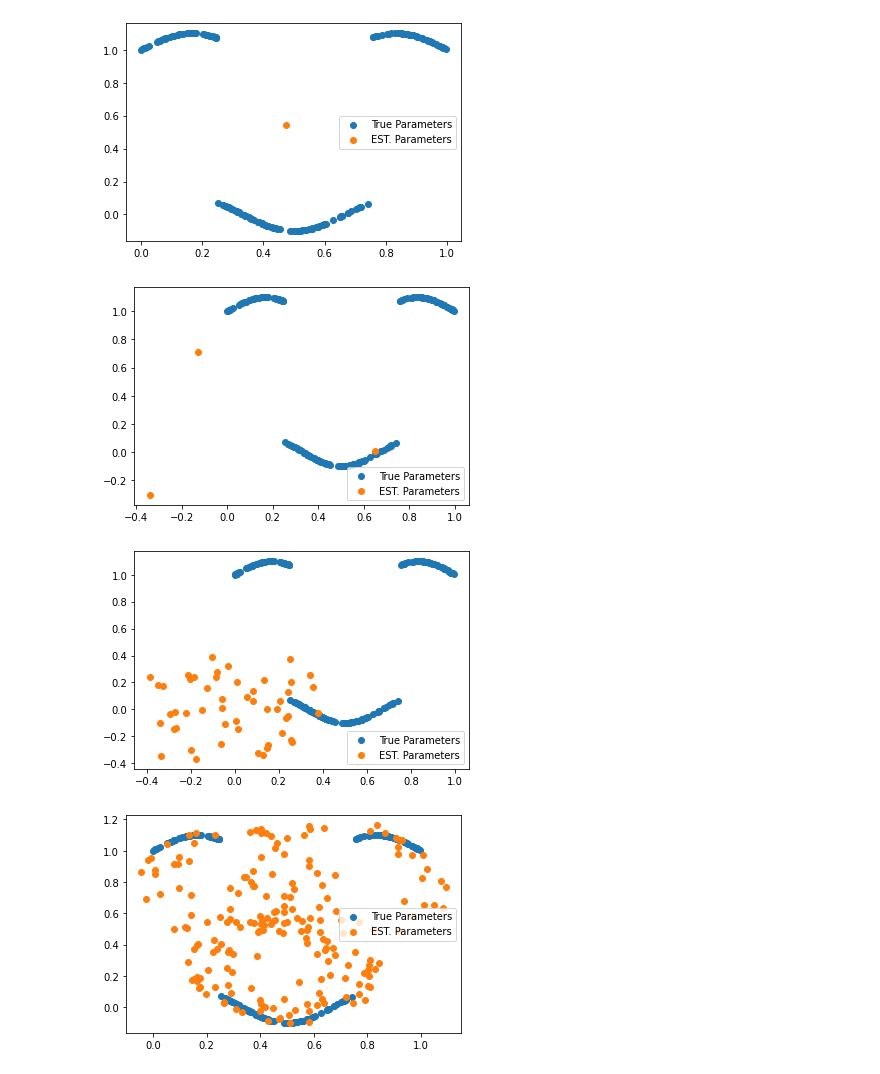
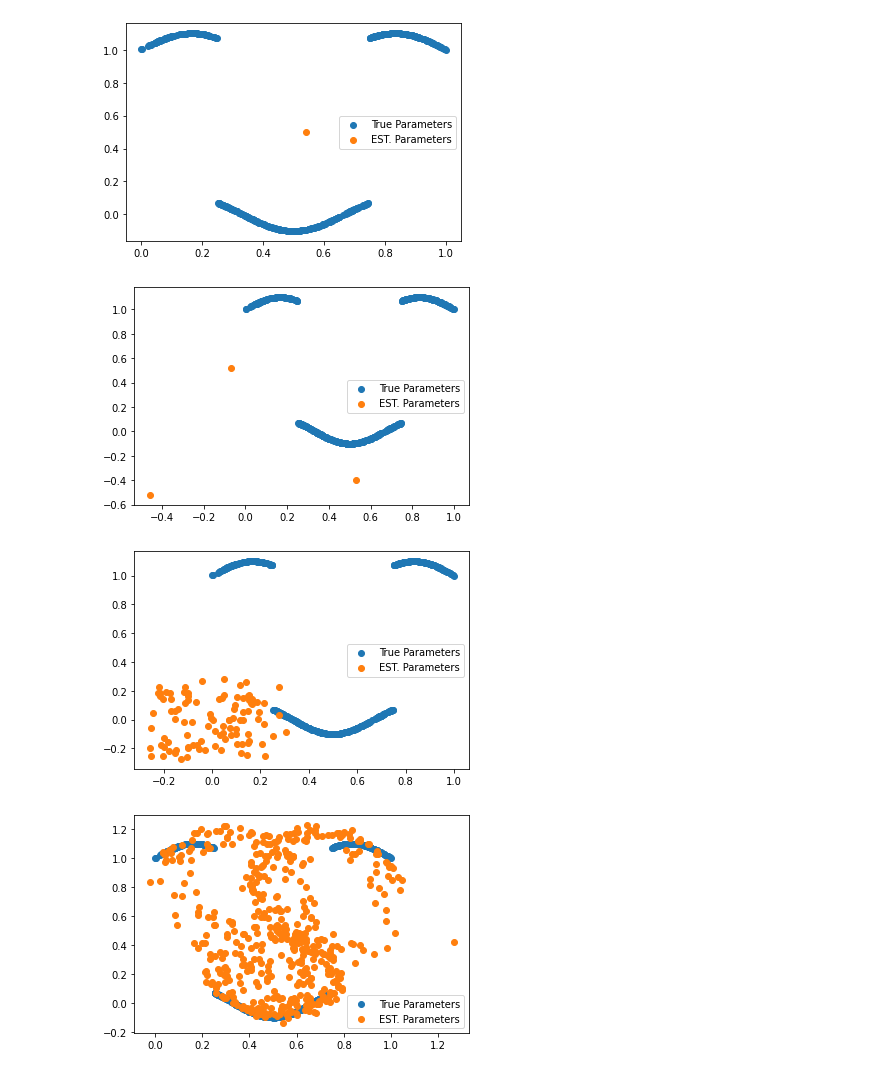
Before and after one commit to ChengyangHuang/Personalized_Regression, a Jupyter notebook: Simulation_Study.ipynb, the cells around one changed output. Cells and saved outputs as stored; diff of their text form; code cells hidden in the pictures.

Commit message:
Simulation Study metrics update

```diff
--- a/Simulation_Study.ipynb
+++ b/Simulation_Study.ipynb
@@ -162,8 +176,8 @@ class PR():
         return d_loss
 # %%
 class Data_Arguments():
-    N_train = 200
-    N_test = 500
+    N_train = 500
+    N_test = 1000
     P = 2
     K = 1
     sigma_eps = 0.001
@@ -190,43 +204,43 @@ def main():
     X_train, y_train, theta_train, U_train  = generate_data(args.N_train, args.P, args.K, args.sigma_eps)
     X_test, y_test, theta_test, U_test = generate_data(args.N_test, args.P, args.K, args.sigma_eps)
 
-    dataset_train = (X_train, y_train, theta_train, U_train)
-
+    result_list = []
     ## Linear Regression
     lr = LinearRegression().fit(X_train, y_train)
     y_pred_lr = lr.predict(X_test)
-    mse_lr = mean_squared_error(y_test, y_pred_lr)
     theta_lr = np.array(lr.coef_)
-    plot_parameters(theta_train, theta_lr)
+    dict_lr = evaluate_method(y_pred_lr, y_test, theta_lr, theta_train, "Linear Regression")
+    result_list.append((theta_lr, dict_lr))
 
     ## Other Baseline methods
-    # GMM
+    ## GMM
     gmm = GaussianMixture(3, max_iter=100).fit(X_train, y_train)
     # gmm = BayesianGaussianMixture(3).fit(X_train, y_train)
     y_pred_gmm = gmm.predict(X_test)
-    mse_gmm = mean_squared_error(y_test, y_pred_gmm)
     theta_gmm = np.array(gmm.means_)
-    plot_parameters(theta_train, theta_gmm)
+    dict_gmm = evaluate_method(y_pred_gmm, y_test, theta_gmm, theta_train, "Gaussian Mixture")
+    result_list.append((theta_gmm, dict_gmm))
 
-    # DNN
-    dnn = MLPRegressor(hidden_layer_sizes=(50,)).fit(X_train, y_train.squeeze())
+    ## DNN
+    dnn = MLPRegressor(hidden_layer_sizes=(100,)).fit(X_train, y_train.squeeze())
     y_pred_dnn = dnn.predict(X_test)
-    mse_dnn = mean_squared_error(y_test, y_pred_dnn)
     theta_dnn = np.array(dnn.coefs_[0].T)
-    plot_parameters(theta_train, theta_dnn)
+    dict_dnn = evaluate_method(y_pred_dnn, y_test, theta_dnn, theta_train, "Deep Neural Networks")
+    result_list.append((theta_dnn, dict_dnn))
 
     ## Personalized Regression
     pr_args = PR_Arguments()
+    dataset_train = (X_train, y_train, theta_train, U_train)
     pr = PR(theta_lr.squeeze(), dataset_train, pr_args)
     pr.train(pr_args.n_epoch)
     y_pred_pr = pr.predict(X_test, U_test)
-    mse_pr = mean_squared_error(y_test, y_pred_pr)
-    plot_parameters(theta_train, pr.PI)
+    theta_pr = pr.PI.numpy()
+    dict_pr = evaluate_method(y_pred_pr, y_test, theta_pr, theta_train, "Personalized Regression")
+    result_list.append((theta_pr, dict_pr))
 
-    print(f"Linear Regression MSE: {mse_lr}")
-    print(f"Gaussian Mixture MSE: {mse_gmm}")
-    print(f"Deep Neural Networks MSE: {mse_dnn}")
-    print(f"Personalized Regression MSE: {mse_pr}")
+    for t, d in result_list:
+        plot_parameters(theta_train, t)
+        print_metrics(d)
 
 if __name__ == "__main__":
     main()
@@ -238,4 +265,4 @@ Personalized Regression MSE: 0.0427463720033999
-[figure, old version]
+[figure, new version]
-[figure, old version]
+[figure, new version]
-[figure, old version]
+[figure, new version]
-[figure, old version]
+[figure, new version]
```
Also changed, not shown: parts of 2 cells of this notebook.
